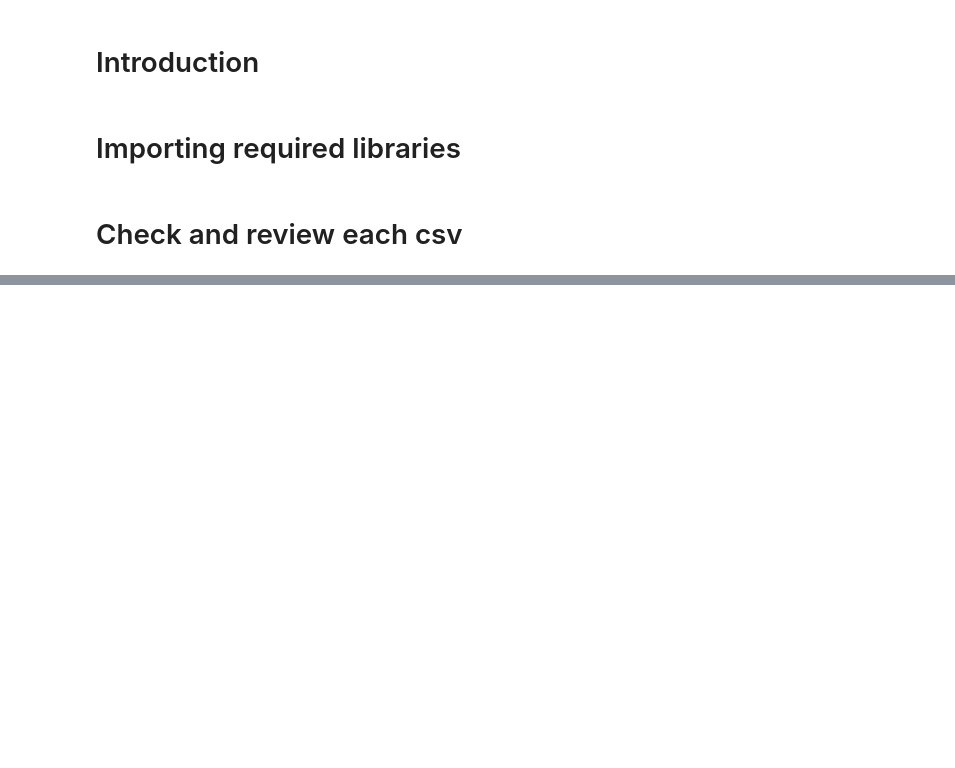
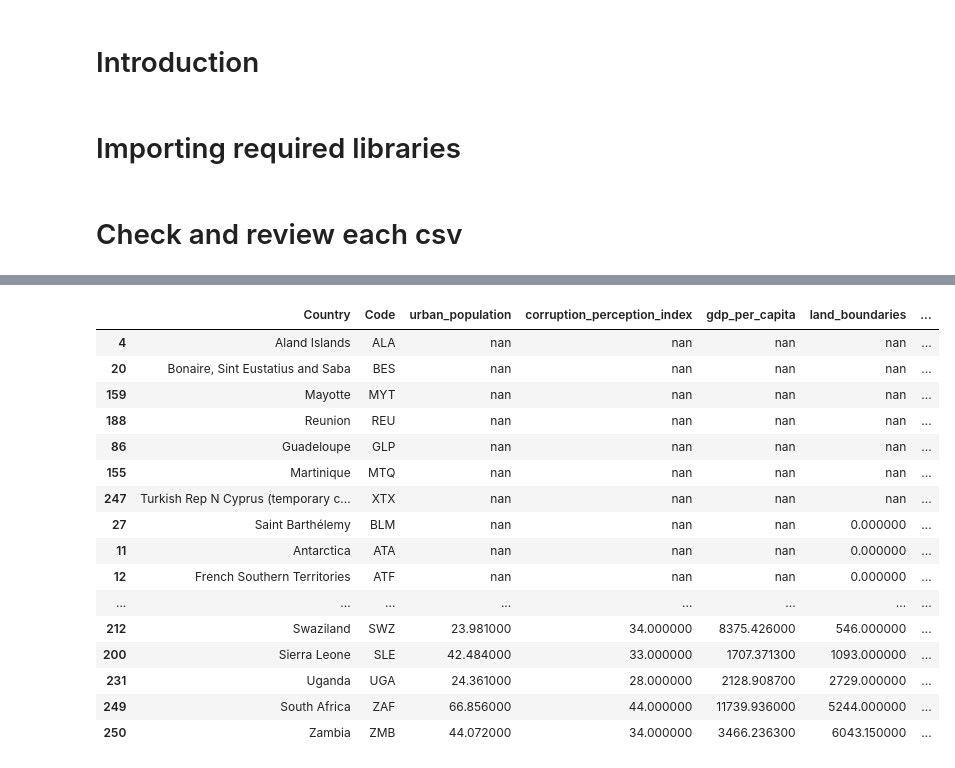
Before and after one commit to biogear13/country-factors-mobility, a Jupyter notebook: data_cleaning.ipynb, the cells around one changed output, grey strips where cells are left out. Saved outputs shown, nothing was run; the diff lists cells and outputs as text; code cells hidden in the pictures; blank space fills up the shorter version.

Commit message:
Revies data cleaning

```diff
--- a/data_cleaning.ipynb
+++ b/data_cleaning.ipynb
@@ -34,0 +35,4 @@ def eval_csv(dataframe):
+# %%
+# Start the dataframe with the a list of country and country code
+country_stat = pd.read_csv("data/country_codes.csv")
+country_stat.head()
@@ -37,9 +48,9 @@ folder_path = 'data/country_stat/'
 csv_files = glob.glob(folder_path + "*.csv")
 
 for file in csv_files:
-    print("---------------------------")
-    print(f"\nPROCESSING {file}")
     df = pd.read_csv(file)
-    print(df.head())
-    eval_csv(df)
+    df.drop(columns=["Country"], inplace=True)
+    country_stat = pd.merge(country_stat, df, on = "Code", how = "outer")
+
+eval_df(country_stat)
 # %% [output]
@@ -62,0 +84,3 @@ max             NaN  NaN  2022.0        1.637687e+07  2022.0
+# %%
+country_stat = country_stat[~(country_stat['Country'].isna() | (country_stat['Country']==''))]
+eval_df(country_stat)
@@ -62,0 +105,25 @@ max             NaN  NaN  2022.0        1.637687e+07  2022.0
+# %%
+missing_df = country_stat.copy()
+# since there are island countries that are islands and has no border countries I dropped the border countries for now, to narrow down the geographic data I would just use land_boundaries
+missing_df.drop(columns=['border_countries','coastline', 'num_border_countries'], inplace=True)
+missing_df['missing_count'] = missing_df.isna().sum(axis=1)
+missing_df = missing_df[missing_df['missing_count']>0].sort_values(by='missing_count', ascending=False)
+missing_df.style.set_table_attributes('style="height:300px; overflow-y:scroll; display:block;"')
+# %% [output]
+|  | Country | Code | urban_population | corruption_perception_index | gdp_per_capita | land_boundaries | ... |
+| 4 | Aland Islands | ALA | nan | nan | nan | nan | ... |
+| 20 | Bonaire, Sint Eustatius and Saba | BES | nan | nan | nan | nan | ... |
+| 159 | Mayotte | MYT | nan | nan | nan | nan | ... |
+| 188 | Reunion | REU | nan | nan | nan | nan | ... |
+| 86 | Guadeloupe | GLP | nan | nan | nan | nan | ... |
+| 155 | Martinique | MTQ | nan | nan | nan | nan | ... |
+| 247 | Turkish Rep N Cyprus (temporary c... | XTX | nan | nan | nan | nan | ... |
+| 27 | Saint Barthélemy | BLM | nan | nan | nan | 0.000000 | ... |
+| 11 | Antarctica | ATA | nan | nan | nan | 0.000000 | ... |
+| 12 | French Southern Territories | ATF | nan | nan | nan | 0.000000 | ... |
+| ... | ... | ... | ... | ... | ... | ... | ... |
+| 212 | Swaziland | SWZ | 23.981000 | 34.000000 | 8375.426000 | 546.000000 | ... |
+| 200 | Sierra Leone | SLE | 42.484000 | 33.000000 | 1707.371300 | 1093.000000 | ... |
+| 231 | Uganda | UGA | 24.361000 | 28.000000 | 2128.908700 | 2729.000000 | ... |
+| 249 | South Africa | ZAF | 66.856000 | 44.000000 | 11739.936000 | 5244.000000 | ... |
+| 250 | Zambia | ZMB | 44.072000 | 34.000000 | 3466.236300 | 6043.150000 | ... |
```
Also changed, not shown: parts of 50 cells of this notebook.
